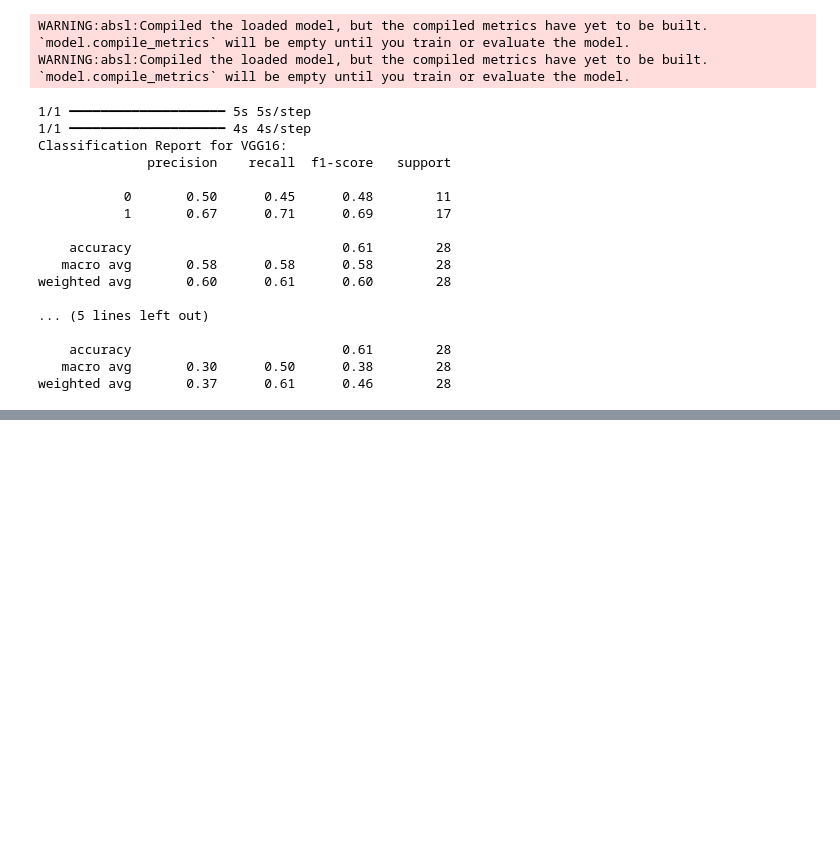
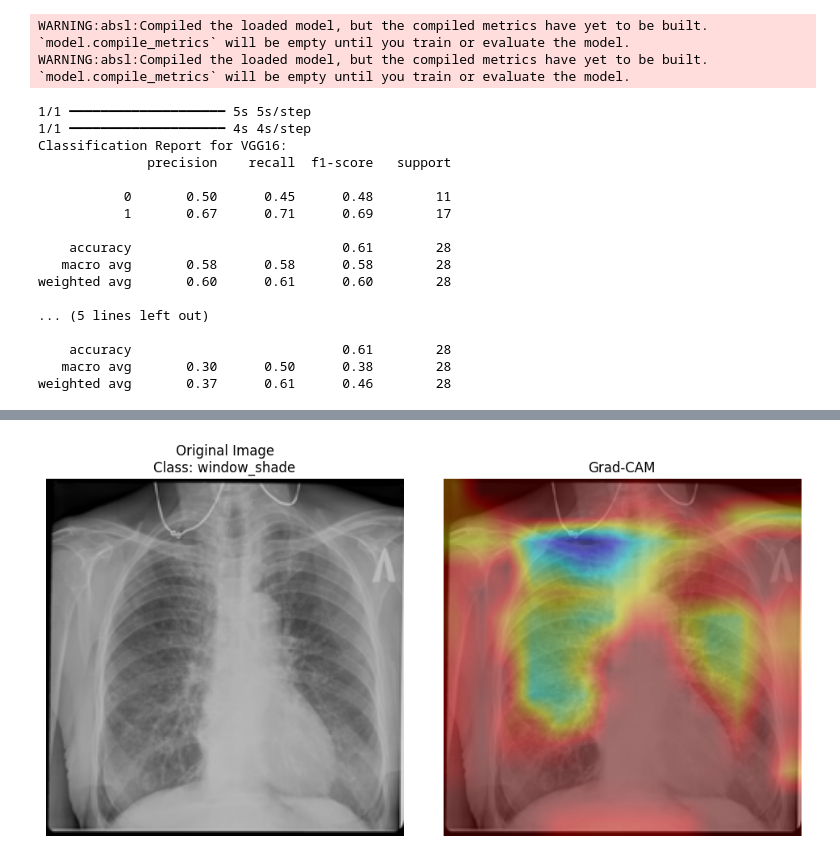
Before and after one commit to ajaykarthik-t/Pneumonia-TB-Identification-using-Explainable-AI, a Jupyter notebook: TB.ipynb, the cells around one changed output, grey strips where cells are left out. Drawn from its saved outputs; the diff is of its cells as text; code cells hidden in the pictures; blank space fills up the shorter version.

Commit message:
added Grad-CAM Functionality

```diff
--- a/TB.ipynb
+++ b/TB.ipynb
@@ -627,3 +627,98 @@ weighted avg       0.60      0.61      0.60        28
     accuracy                           0.61        28
    macro avg       0.30      0.50      0.38        28
 weighted avg       0.37      0.61      0.46        28
+# %%
+import numpy as np
+import tensorflow as tf
+from tensorflow.keras.applications import VGG16
+from tensorflow.keras.applications.vgg16 import preprocess_input, decode_predictions
+from tensorflow.keras.preprocessing.image import load_img, img_to_array
+import matplotlib.pyplot as plt
+import cv2
+
+# Load the pre-trained VGG16 model
+vgg16_model = VGG16(weights='imagenet')
+vgg16_model.summary()
+
+# Function to preprocess the input image
+def preprocess_image(img_path):
+    img = load_img(img_path, target_size=(224, 224))  # Resize to model input size
+    img_array = img_to_array(img)
+    img_array = np.expand_dims(img_array, axis=0)
+    img_array = preprocess_input(img_array)  # Preprocess for VGG16
+    return img_array
+
+# Function to generate Grad-CAM heatmap
+def get_grad_cam_heatmap(model, img_array, class_index, last_conv_layer_name):
+    # Get the last convolutional layer
+    grad_model = tf.keras.models.Model(
+        [model.inputs],
+        [model.get_layer(last_conv_layer_name).output, model.output]
+    )
+
+    # Get gradients of the predicted class
+    with tf.GradientTape() as tape:
+        conv_output, predictions = grad_model(img_array)
+        loss = predictions[:, class_index]
+
+    grads = tape.gradient(loss, conv_output)
+    pooled_grads = tf.reduce_mean(grads, axis=(0, 1, 2))
+    conv_output = conv_output[0]
+
+    # Multiply pooled gradients with convolutional layer output
+    heatmap = conv_output @ pooled_grads[..., tf.newaxis]
+    heatmap = tf.squeeze(heatmap)
+
+    # Normalize the heatmap
+    heatmap = np.maximum(heatmap, 0) / np.max(heatmap)
+    return heatmap
+
+# Superimpose heatmap on the original image
+def superimpose_heatmap(img_path, heatmap, alpha=0.4):
+    img = cv2.imread(img_path)
+    img = cv2.cvtColor(img, cv2.COLOR_BGR2RGB)
+    img = cv2.resize(img, (224, 224))
+
+    heatmap = cv2.resize(heatmap, (img.shape[1], img.shape[0]))
+    heatmap = np.uint8(255 * heatmap)
+    heatmap = cv2.applyColorMap(heatmap, cv2.COLORMAP_JET)
+
+    superimposed_img = cv2.addWeighted(img, 1 - alpha, heatmap, alpha, 0)
+    return superimposed_img
+
+# Path to the input image
+img_path = r"C:\Users\Ajay\Desktop\Inno_Projects\Pneumonia (TB) Identification\Dataset - Copy\Tuberculosis\Tuberculosis-16.png"  # Replace with your image path
+img_array = preprocess_image(img_path)
+
+# Predict the class of the image
+predictions = vgg16_model.predict(img_array)
+predicted_class_index = np.argmax(predictions)
+predicted_class_label = decode_predictions(predictions, top=1)[0][0][1]
+
+# Generate the heatmap for the predicted class
+last_conv_layer = "block5_conv3"  # VGG16's last convolutional layer
+heatmap = get_grad_cam_heatmap(vgg16_model, img_array, predicted_class_index, last_conv_layer)
+
+# Superimpose the heatmap on the original image
+superimposed_img = superimpose_heatmap(img_path, heatmap)
+
+# Display the results
+plt.figure(figsize=(10, 5))
+
+# Original Image
+plt.subplot(1, 2, 1)
+plt.title(f"Original Image\nClass: {predicted_class_label}")
+original_img = cv2.imread(img_path)
+original_img = cv2.cvtColor(original_img, cv2.COLOR_BGR2RGB)
+plt.imshow(cv2.resize(original_img, (224, 224)))
+plt.axis('off')
+
+# Grad-CAM Image
+plt.subplot(1, 2, 2)
+plt.title("Grad-CAM")
+plt.imshow(superimposed_img)
+plt.axis('off')
+
+plt.tight_layout()
+plt.show()
+# %% [output]
@@ -629,0 +752 @@ weighted avg       0.37      0.61      0.46        28
+[figure, added]
```
Also changed, not shown: parts of 1 cell of this notebook.
